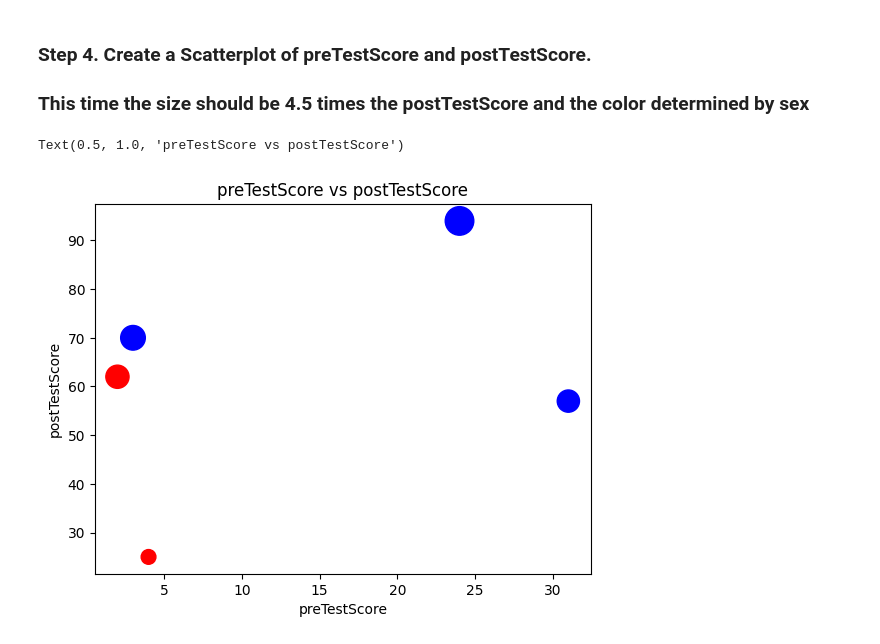
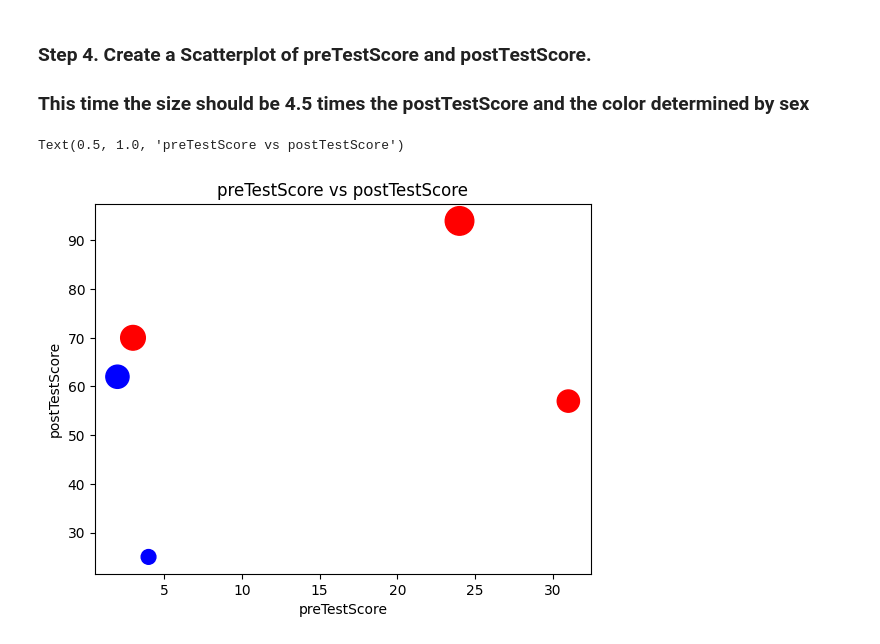
Before and after one commit to Rashay01/pandas_exercises, a Jupyter notebook: Exercise-3.ipynb, the cells around one changed output. Cells and saved outputs as stored; diff of their text form; code cells hidden in the pictures.

```diff
--- a/Exercise-3.ipynb
+++ b/Exercise-3.ipynb
@@ -46,11 +46,11 @@ Text(0.5, 1.0, 'preTestScore vs postTestScore')
 ### This time the size should be 4.5 times the postTestScore and the color determined by sex
 # %%
 plt.scatter(df['preTestScore'], df['postTestScore'], df['postTestScore'] * 4.5,
-            color=df["female"].replace(0,"red").replace(1,"blue"))
+            color=df["female"].replace(0,"blue").replace(1,"red"))
 
 plt.xlabel("preTestScore")
 plt.ylabel("postTestScore")
 plt.title("preTestScore vs postTestScore")
 # %% [output]
 Text(0.5, 1.0, 'preTestScore vs postTestScore')
-[figure, old version]
+[figure, new version]
```
Also changed, not shown: 2 other files.
